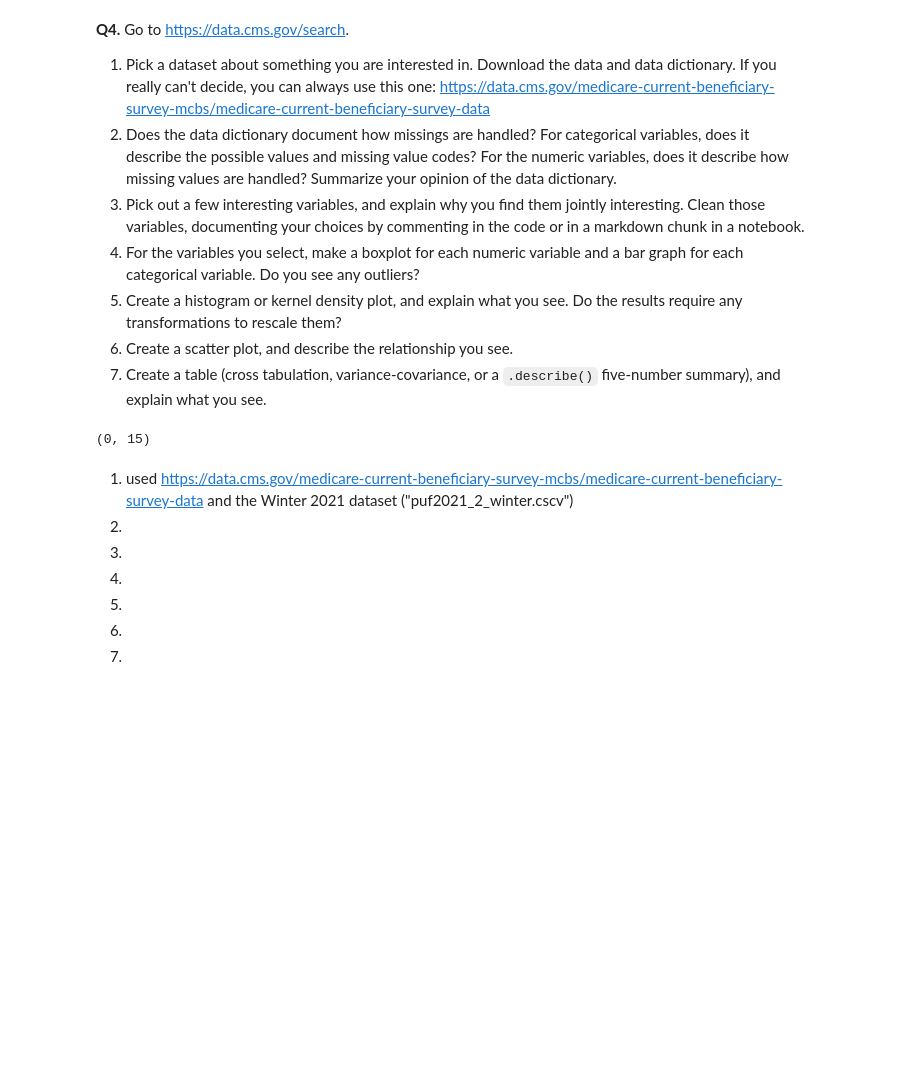
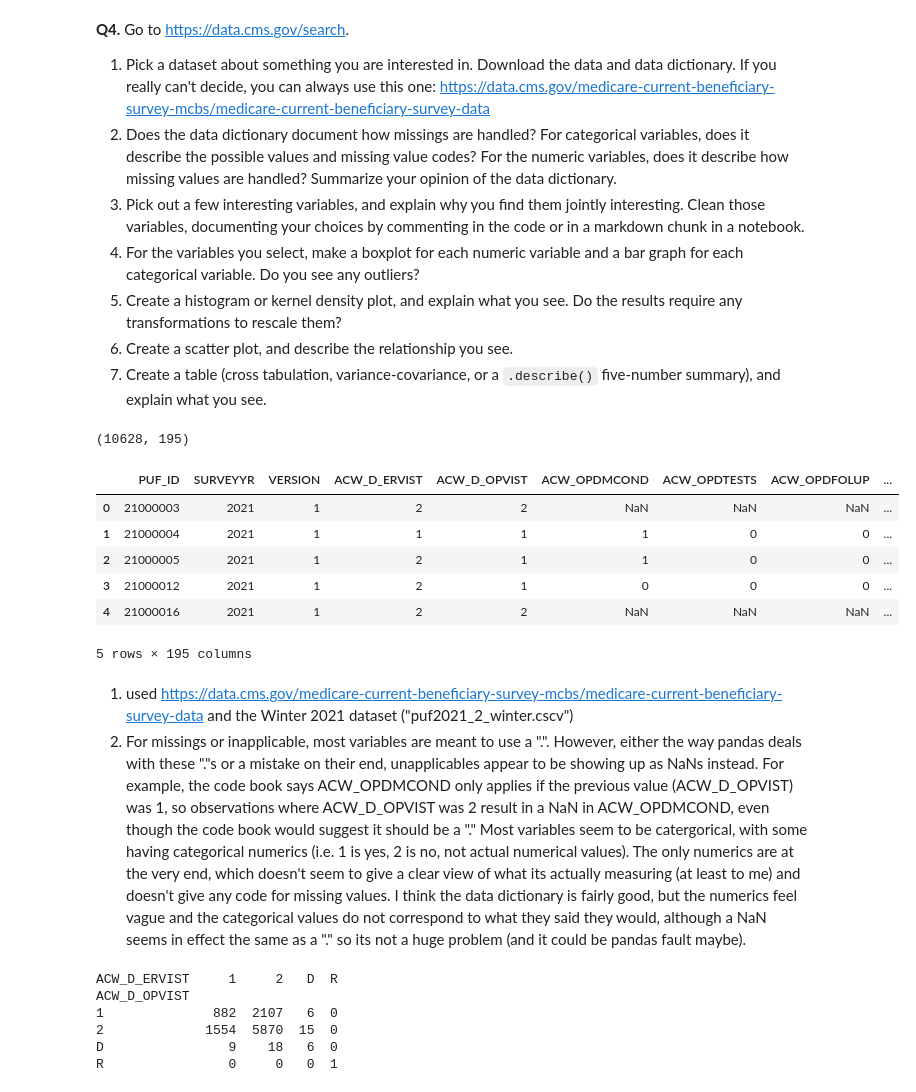
Before and after one commit to JulianKrese/visualization, a Jupyter notebook: assignment/assignment.ipynb, the cells around one changed output. Saved outputs shown, nothing was run; the diff lists cells and outputs as text; code cells hidden in the pictures; blank space fills up the shorter version.

```diff
--- a/assignment/assignment.ipynb
+++ b/assignment/assignment.ipynb
@@ -225,18 +225,34 @@ For some context, the Federal government ultimately spent about $4.4 trillion in
 # %%
 import pandas as pd
 import numpy as np
 import seaborn as sns
 
-df = pd.read_csv("https://data.cms.gov/medicare-current-beneficiary-survey-mcbs/medicare-current-beneficiary-survey-data")
+df = pd.read_csv("/content/visualization/assignment/data/puf2021_2_winter.csv", low_memory = False)
+print(df.shape)
 df.head()
-df.shape
 # %% [output]
-(0, 15)
+(10628, 195)
+|  | PUF_ID | SURVEYYR | VERSION | ACW_D_ERVIST | ACW_D_OPVIST | ACW_OPDMCOND | ACW_OPDTESTS | ACW_OPDFOLUP | ... |
+| 0 | 21000003 | 2021 | 1 | 2 | 2 | NaN | NaN | NaN | ... |
+| 1 | 21000004 | 2021 | 1 | 1 | 1 | 1 | 0 | 0 | ... |
+| 2 | 21000005 | 2021 | 1 | 2 | 1 | 1 | 0 | 0 | ... |
+| 3 | 21000012 | 2021 | 1 | 2 | 1 | 0 | 0 | 0 | ... |
+| 4 | 21000016 | 2021 | 1 | 2 | 2 | NaN | NaN | NaN | ... |
+5 rows × 195 columns
 # %% [markdown]
 1. used https://data.cms.gov/medicare-current-beneficiary-survey-mcbs/medicare-current-beneficiary-survey-data and the Winter 2021 dataset ("puf2021_2_winter.cscv")
-2.
-3.
-4.
-5.
-6.
-7.
+2. For missings or inapplicable, most variables are meant to use a ".". However, either the way pandas deals with these "."s or a mistake on their end, unapplicables appear to be showing up as NaNs instead. For example, the code book says ACW_OPDMCOND only applies if the previous value (ACW_D_OPVIST) was 1, so observations where ACW_D_OPVIST was 2 result in a NaN in ACW_OPDMCOND, even though the code book would suggest it should be a "." Most variables seem to be catergorical, with some having categorical numerics (i.e. 1 is yes, 2 is no, not actual numerical values). The only numerics are at the very end, which doesn't seem to give a clear view of what its actually measuring (at least to me) and doesn't give any code for missing values. I think the data dictionary is fairly good, but the numerics feel vague and the categorical values do not correspond to what they said they would, although a NaN seems in effect the same as a "." so its not a huge problem (and it could be pandas fault maybe).
+# %%
+## 3 ##
+# preventive = "ACW_OPDPSHOT"  # preventive shot
+# treatment = "ACW_OPDTSHOT"  # treatment shot
+OP = "ACW_D_OPVIST"  # outpatient
+ER = "ACW_D_ERVIST"  # inpatient
+print(pd.crosstab(df[OP], df[ER]))
+# %% [output]
+ACW_D_ERVIST     1     2   D  R
+ACW_D_OPVIST
+1              882  2107   6  0
+2             1554  5870  15  0
+D                9    18   6  0
+R                0     0   0  1
```
Also changed, not shown: parts of 1 cell of this notebook.
